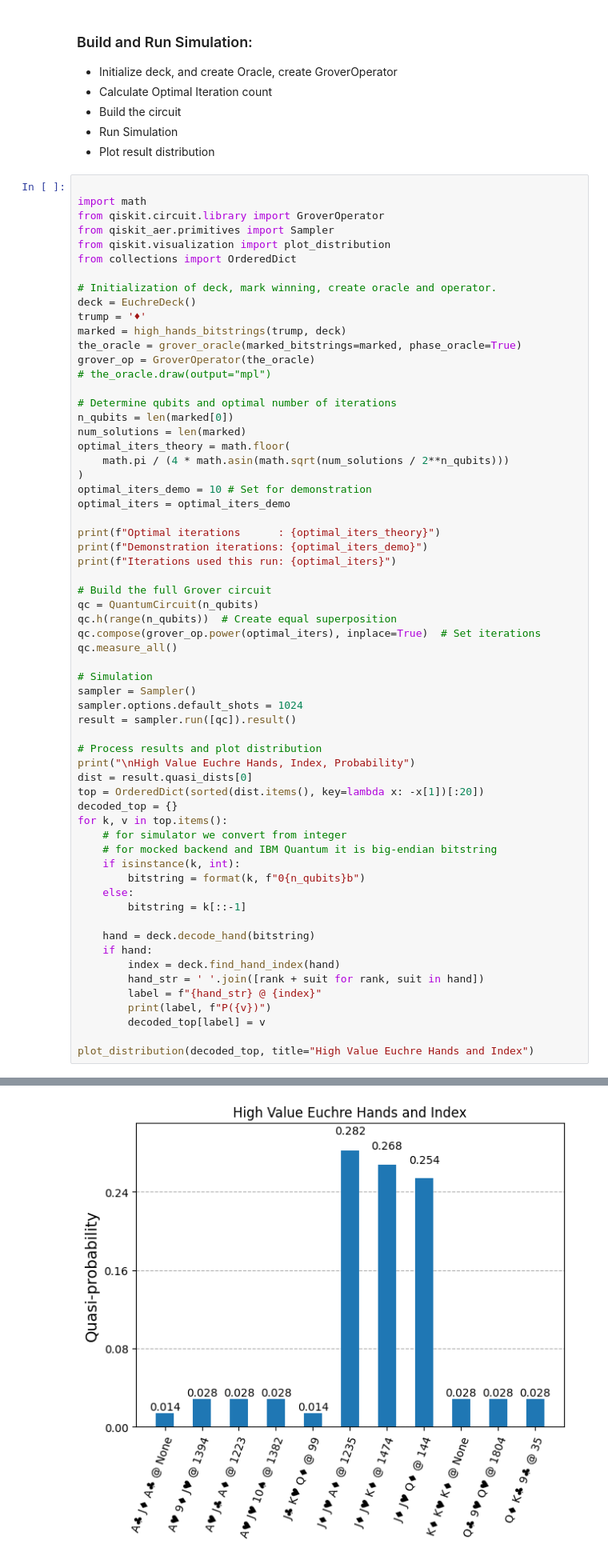
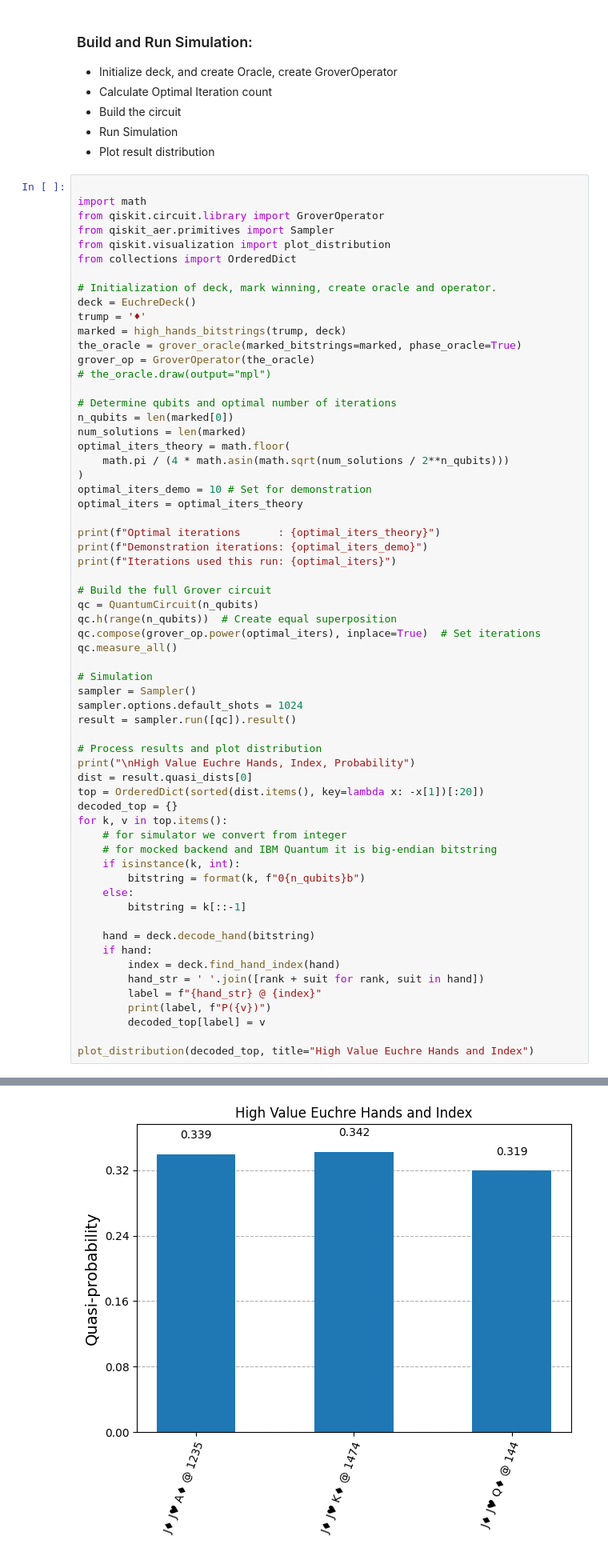
Before and after one commit to carlek/qiskit-fun, a Jupyter notebook: grovers-euchre.ipynb, the cells around one changed output, grey strips where cells are left out. Shown: that part at 80% size. Saved outputs shown, nothing was run; the diff lists cells and outputs as text.

```diff
--- a/grovers-euchre.ipynb
+++ b/grovers-euchre.ipynb
@@ -273,7 +273,7 @@ optimal_iters_theory = math.floor(
     math.pi / (4 * math.asin(math.sqrt(num_solutions / 2**n_qubits)))
 )
 optimal_iters_demo = 10 # Set for demonstration
-optimal_iters = optimal_iters_demo
+optimal_iters = optimal_iters_theory
 
 print(f"Optimal iterations      : {optimal_iters_theory}")
 print(f"Demonstration iterations: {optimal_iters_demo}")
@@ -332,4 +324,4 @@ A♣ J♦ A♣ @ None P(0.0009765625)
-[figure, old version]
+[figure, new version]
 # %% [markdown]
 ## Part 5:
 
```
Also changed, not shown: parts of 1 cell of this notebook.
